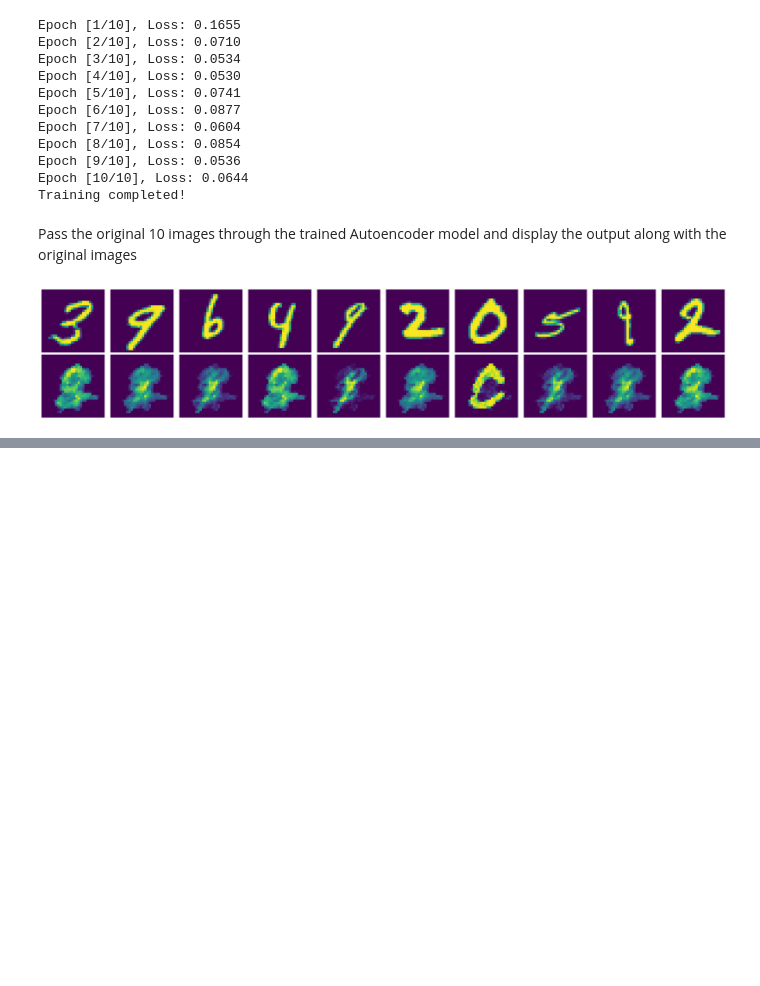
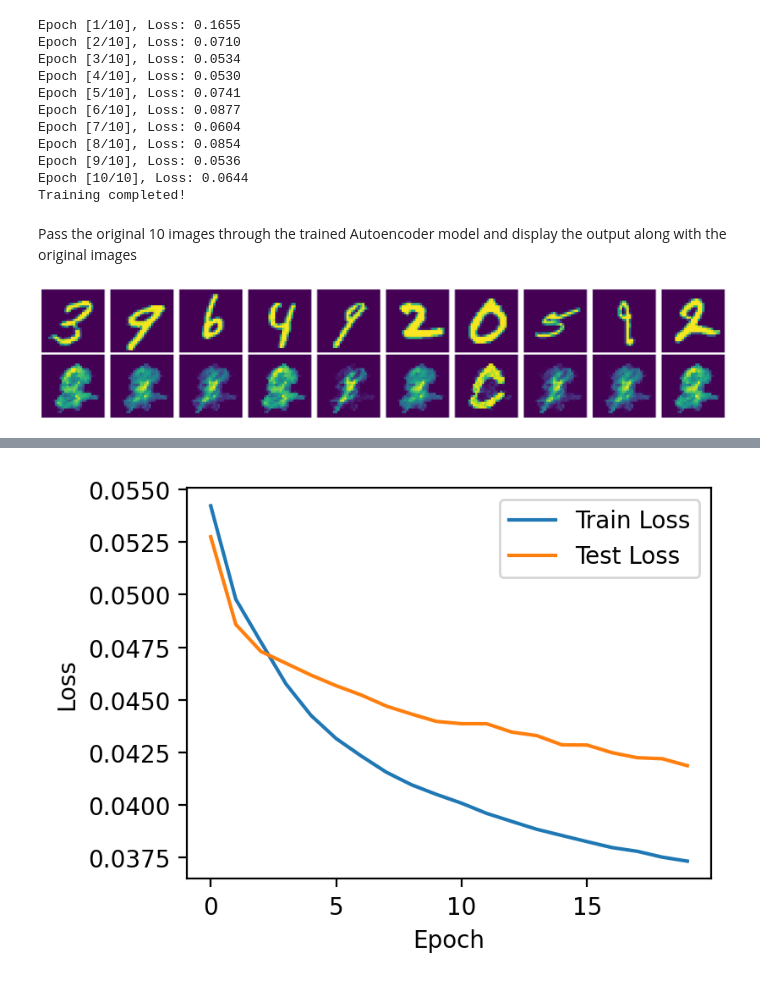
Before and after one commit to woaixuexi2023/D2L--Module2--HW1, a Jupyter notebook: D2L_Module4_Hw1.ipynb, the cells around one changed output, grey strips where cells are left out. Cells and saved outputs as stored; diff of their text form; code cells hidden in the pictures; blank space fills up the shorter version.

```diff
--- a/D2L_Module4_Hw1.ipynb
+++ b/D2L_Module4_Hw1.ipynb
@@ -353,0 +434,24 @@ plt.show()
+# %%
+#Graph the train loss and test loss
+
+def plot_loss(train_loss, test_loss):
+    fig, ax = plt.subplots(figsize=(4, 3))
+    ax.plot(train_loss, label='Train Loss')
+    ax.plot(test_loss, label='Test Loss')
+    ax.set_xlabel('Epoch')
+    ax.set_ylabel('Loss')
+    ax.legend()
+    plt.show()
+
+train_loss = [0.05422366, 0.04978384, 0.04775516, 0.04575906, 0.04426061,
+        0.04316306, 0.04233443, 0.04156411, 0.04096797, 0.04050766,
+        0.04009181, 0.03960729, 0.03922521, 0.03884984, 0.0385565 ,
+        0.03826436, 0.03798177, 0.0378048 , 0.03752626, 0.03733716]
+test_loss = [0.05275105, 0.04858677, 0.04730459, 0.04674109, 0.04617752,
+        0.04567426, 0.04523272, 0.04470702, 0.04432804, 0.04397771,
+        0.0438694 , 0.04386773, 0.04346986, 0.04330167, 0.04286526,
+        0.04285587, 0.0424915 , 0.04225304, 0.04220335, 0.04187495]
+
+plot_loss(train_loss, test_loss)
+# %% [output]
+[figure, added]
```
Also changed, not shown: parts of 7 cells of this notebook.
